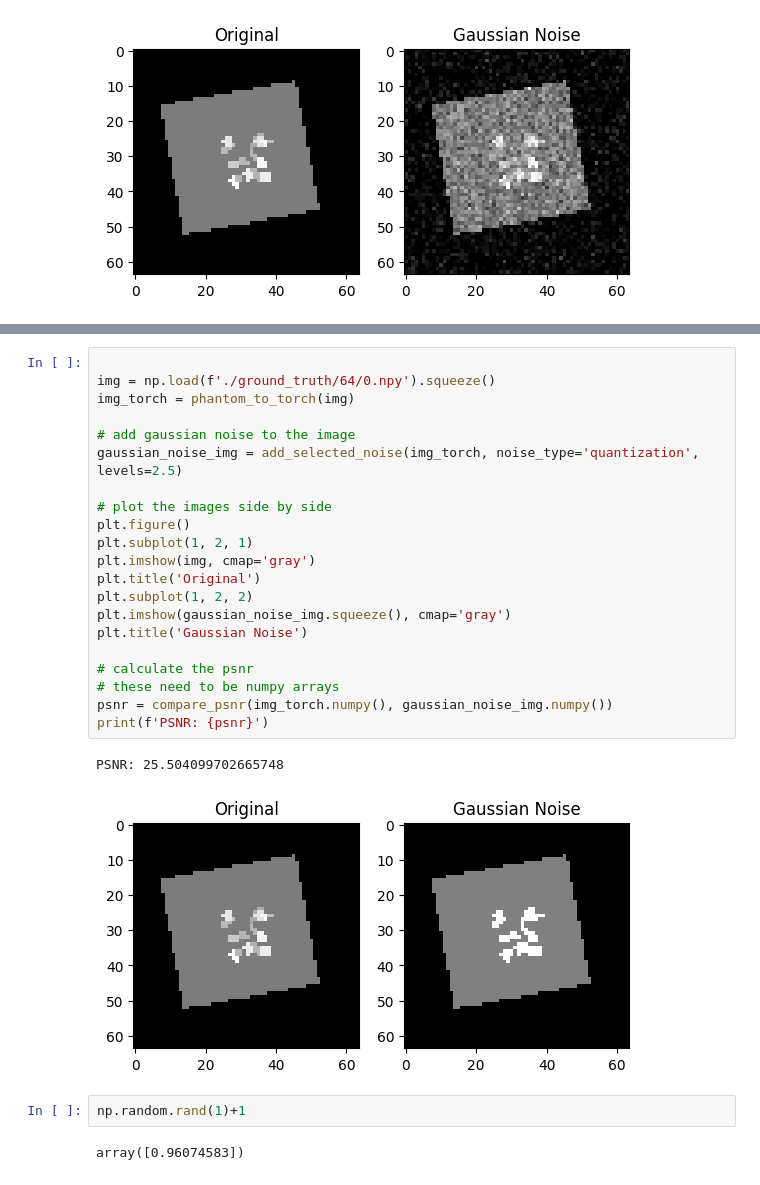
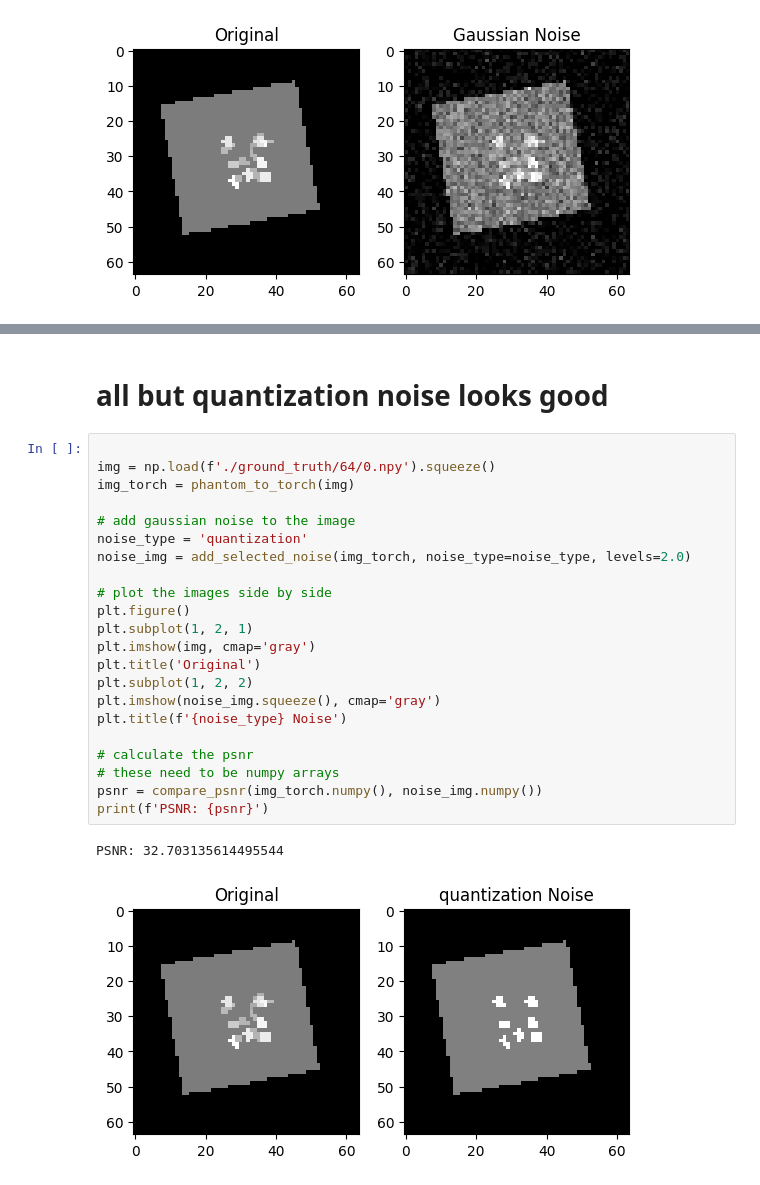
Before and after one commit to himbostradamus/dip-in-darts, a Jupyter notebook: phantoms/generate.ipynb, the cells around one changed output, grey strips where cells are left out. Cells and saved outputs as stored; diff of their text form.

```diff
--- a/phantoms/generate.ipynb
+++ b/phantoms/generate.ipynb
@@ -210,28 +198,27 @@ NOISE_FUNCTIONS = {
+# %% [markdown]
+# all but quantization noise looks good
 # %%
 
 img = np.load(f'./ground_truth/64/0.npy').squeeze()
 img_torch = phantom_to_torch(img)
 
 # add gaussian noise to the image
-gaussian_noise_img = add_selected_noise(img_torch, noise_type='quantization', levels=2.5)
+noise_type = 'quantization'
+noise_img = add_selected_noise(img_torch, noise_type=noise_type, levels=2.0)
 
 # plot the images side by side
 plt.figure()
 plt.subplot(1, 2, 1)
 plt.imshow(img, cmap='gray')
 plt.title('Original')
 plt.subplot(1, 2, 2)
-plt.imshow(gaussian_noise_img.squeeze(), cmap='gray')
-plt.title('Gaussian Noise')
+plt.imshow(noise_img.squeeze(), cmap='gray')
+plt.title(f'{noise_type} Noise')
 
 # calculate the psnr
 # these need to be numpy arrays
-psnr = compare_psnr(img_torch.numpy(), gaussian_noise_img.numpy())
+psnr = compare_psnr(img_torch.numpy(), noise_img.numpy())
 print(f'PSNR: {psnr}')
 # %% [output]
-PSNR: 25.504099702665748
+PSNR: 32.703135614495544
-[figure, old version]
+[figure, new version]
-# %%
-np.random.rand(1)+1
-# %% [output]
-array([0.96074583])
```
Also changed, not shown: parts of 5 cells of this notebook, 1 other file.
